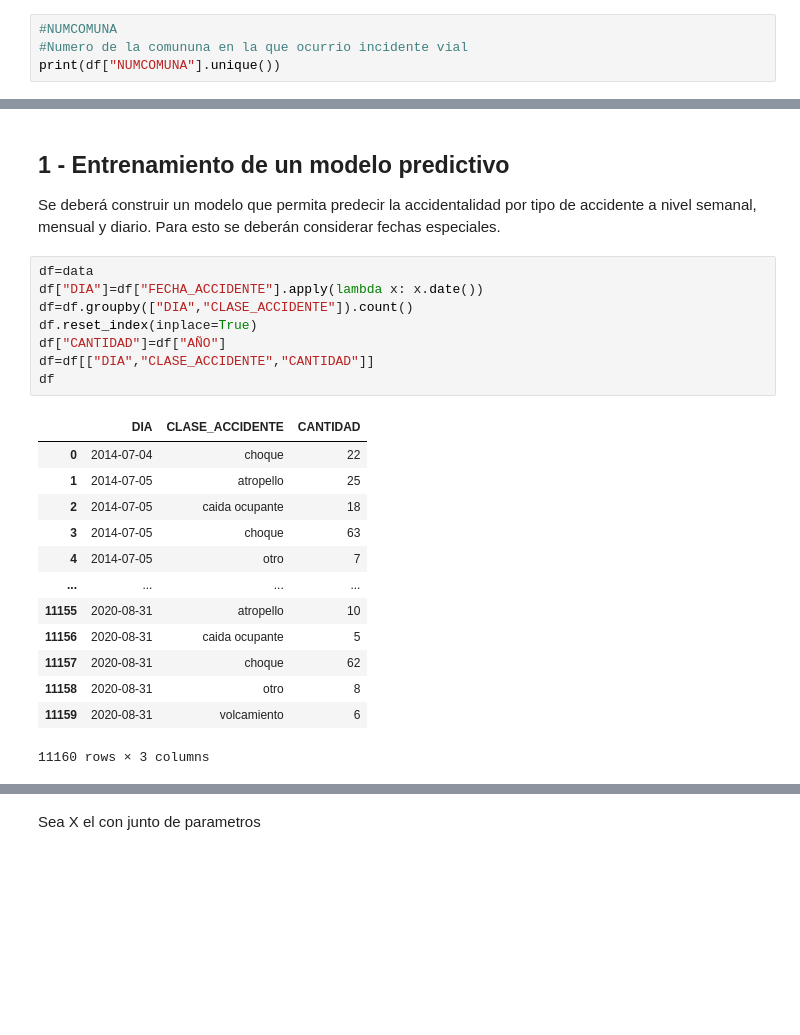
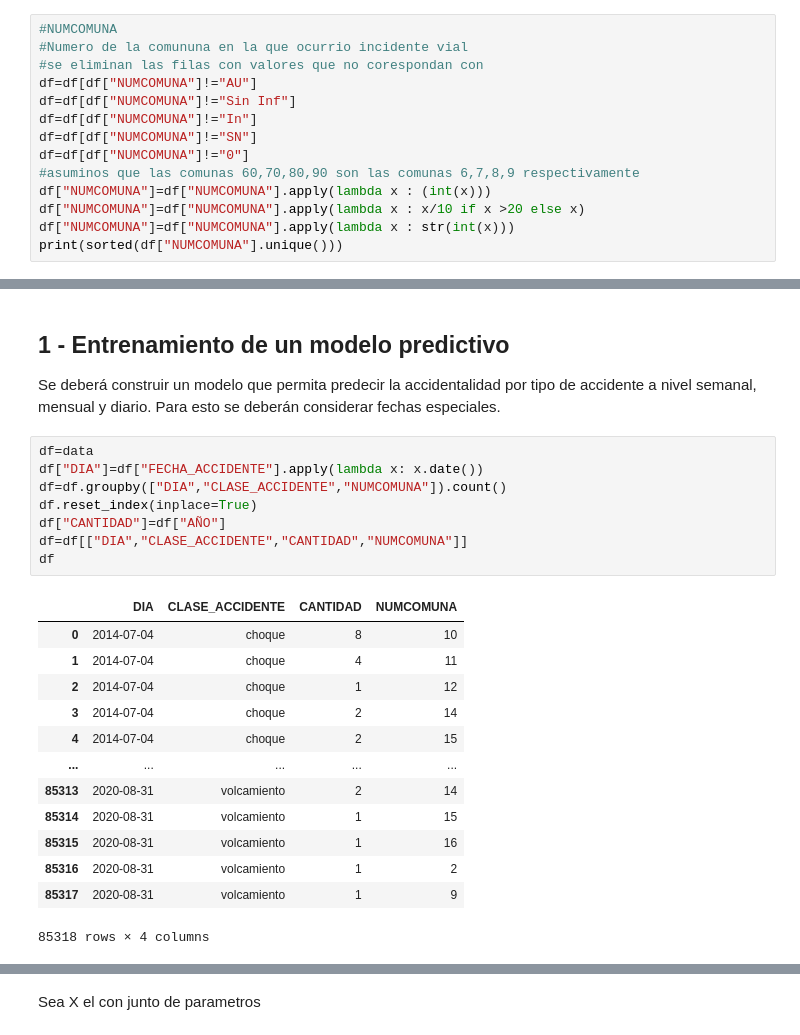
Before and after one commit to joscanoga/prediccion-de-incidentes-viales-en-la-ciudad-de-Medellin, a Jupyter notebook: notebook.ipynb, the cells around one changed output, grey strips where cells are left out. Saved outputs shown, nothing was run; the diff lists cells and outputs as text; blank space fills up the shorter version.

```diff
--- a/notebook.ipynb
+++ b/notebook.ipynb
@@ -201,5 +201,15 @@ Name: NRO_RADICADO, dtype: object
 # %%
 #NUMCOMUNA
 #Numero de la comununa en la que ocurrio incidente vial
-print(df["NUMCOMUNA"].unique())
+#se eliminan las filas con valores que no corespondan con
+df=df[df["NUMCOMUNA"]!="AU"]
+df=df[df["NUMCOMUNA"]!="Sin Inf"]
+df=df[df["NUMCOMUNA"]!="In"]
+df=df[df["NUMCOMUNA"]!="SN"]
+df=df[df["NUMCOMUNA"]!="0"]
+#asuminos que las comunas 60,70,80,90 son las comunas 6,7,8,9 respectivamente
+df["NUMCOMUNA"]=df["NUMCOMUNA"].apply(lambda x : (int(x)))
+df["NUMCOMUNA"]=df["NUMCOMUNA"].apply(lambda x : x/10 if x >20 else x)
+df["NUMCOMUNA"]=df["NUMCOMUNA"].apply(lambda x : str(int(x)))
+print(sorted(df["NUMCOMUNA"].unique()))
 # %% [output]
@@ -340,25 +348,25 @@ Se deberá construir un modelo que permita predecir la accidentalidad por tipo d
 # %%
 df=data
 df["DIA"]=df["FECHA_ACCIDENTE"].apply(lambda x: x.date())
-df=df.groupby(["DIA","CLASE_ACCIDENTE"]).count()
+df=df.groupby(["DIA","CLASE_ACCIDENTE","NUMCOMUNA"]).count()
 df.reset_index(inplace=True)
 df["CANTIDAD"]=df["AÑO"]
-df=df[["DIA","CLASE_ACCIDENTE","CANTIDAD"]]
+df=df[["DIA","CLASE_ACCIDENTE","CANTIDAD","NUMCOMUNA"]]
 df
 # %% [output]
-|  | DIA | CLASE_ACCIDENTE | CANTIDAD |
-| 0 | 2014-07-04 | choque | 22 |
-| 1 | 2014-07-05 | atropello | 25 |
-| 2 | 2014-07-05 | caida ocupante | 18 |
-| 3 | 2014-07-05 | choque | 63 |
-| 4 | 2014-07-05 | otro | 7 |
-| ... | ... | ... | ... |
-| 11155 | 2020-08-31 | atropello | 10 |
-| 11156 | 2020-08-31 | caida ocupante | 5 |
-| 11157 | 2020-08-31 | choque | 62 |
-| 11158 | 2020-08-31 | otro | 8 |
-| 11159 | 2020-08-31 | volcamiento | 6 |
+|  | DIA | CLASE_ACCIDENTE | CANTIDAD | NUMCOMUNA |
+| 0 | 2014-07-04 | choque | 8 | 10 |
+| 1 | 2014-07-04 | choque | 4 | 11 |
+| 2 | 2014-07-04 | choque | 1 | 12 |
+| 3 | 2014-07-04 | choque | 2 | 14 |
+| 4 | 2014-07-04 | choque | 2 | 15 |
+| ... | ... | ... | ... | ... |
+| 85313 | 2020-08-31 | volcamiento | 2 | 14 |
+| 85314 | 2020-08-31 | volcamiento | 1 | 15 |
+| 85315 | 2020-08-31 | volcamiento | 1 | 16 |
+| 85316 | 2020-08-31 | volcamiento | 1 | 2 |
+| 85317 | 2020-08-31 | volcamiento | 1 | 9 |
-11160 rows × 3 columns
+85318 rows × 4 columns
 # %%
 import holidays_co as co
 from datetime import timedelta
```
Also changed, not shown: parts of 19 cells of this notebook, 10 other files.
